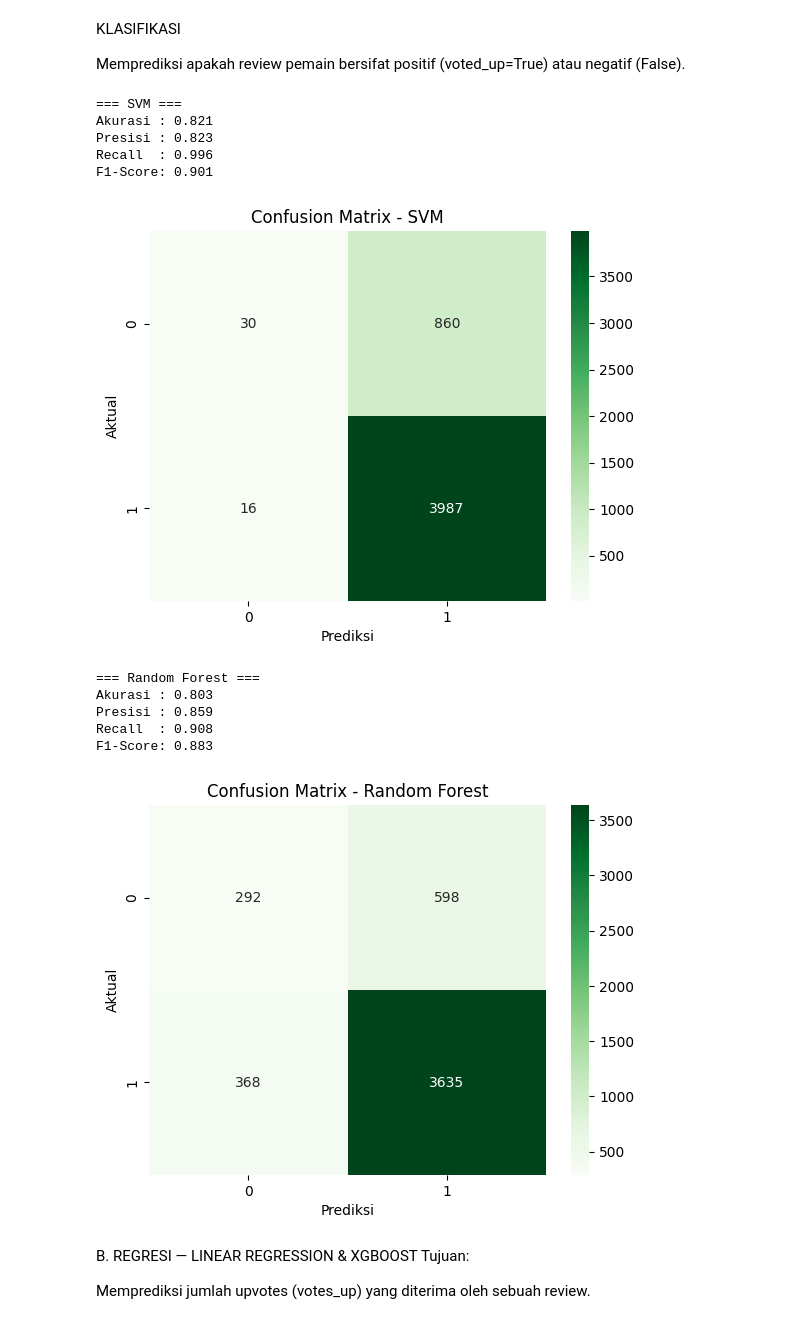
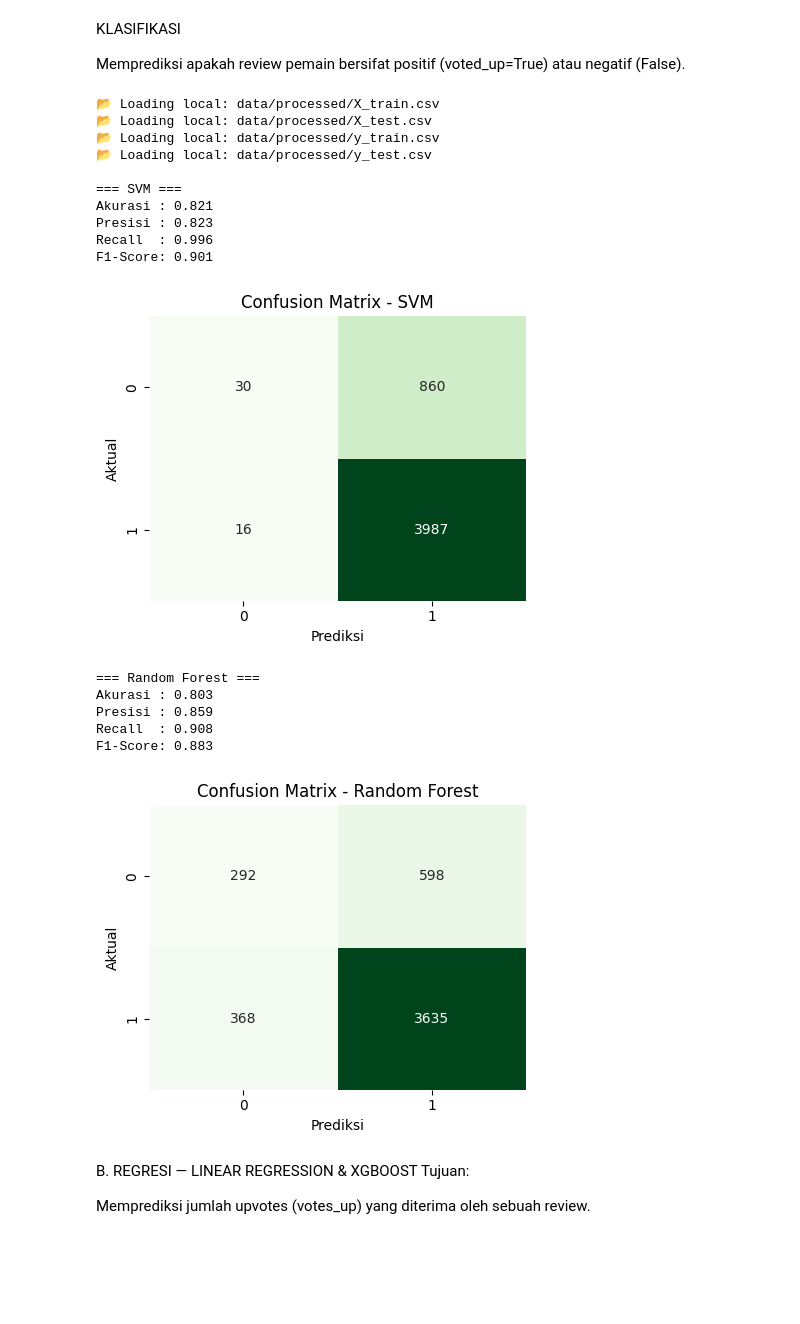
Before and after one commit to fajaralgii04/bigdata-uts-ganjil-2526-, a Jupyter notebook: Kelompok5_Code.ipynb, the cells around one changed output. Drawn from its saved outputs; the diff is of its cells as text; code cells hidden in the pictures; blank space fills up the shorter version.

```diff
--- a/Kelompok5_Code.ipynb
+++ b/Kelompok5_Code.ipynb
@@ -851,64 +1102,99 @@ Memprediksi apakah review pemain bersifat positif (voted_up=True) atau negatif (
 # %%
 # ==========================================
 # 🔹 KLASIFIKASI: SVM dan RANDOM FOREST
+#    (lokal → fallback GitHub)
 # ==========================================
 
+import os
 import pandas as pd
+from urllib.parse import quote
+
 from sklearn.svm import SVC
 from sklearn.ensemble import RandomForestClassifier
 from sklearn.metrics import accuracy_score, precision_score, recall_score, f1_score, confusion_matrix
+import matplotlib.pyplot as plt
 import seaborn as sns
-import matplotlib.pyplot as plt
 
-# 1️⃣ Load data hasil preprocessing
-X_train = pd.read_csv("/content/drive/MyDrive/BigData_Steam/data/processed/X_train.csv")
-X_test  = pd.read_csv("/content/drive/MyDrive/BigData_Steam/data/processed/X_test.csv")
-y_train = pd.read_csv("/content/drive/MyDrive/BigData_Steam/data/processed/y_train.csv").squeeze()
-y_test  = pd.read_csv("/content/drive/MyDrive/BigData_Steam/data/processed/y_test.csv").squeeze()
+# --- 0) Helper loader: lokal dulu, kalau tidak ada → GitHub raw ---
+BASE_URL = "https://raw.githubusercontent.com/fajaralgii04/bigdata-uts-ganjil-2526-/main/data/semua%20csv%20(gabungan)/"
+
+def read_csv_github(filename: str, **kwargs) -> pd.DataFrame:
+    url = BASE_URL + quote(filename)
+    print(f"🌐 Loading from GitHub: {url}")
+    return pd.read_csv(url, **kwargs)
+
+def load_split(name: str) -> pd.DataFrame:
+    local_path = f"data/processed/{name}.csv"
+    if os.path.exists(local_path):
+        print(f"📂 Loading local: {local_path}")
+        return pd.read_csv(local_path)
+    # fallback ke GitHub
+    return read_csv_github(f"{name}.csv")
+
+# 1️⃣ Load data hasil preprocessing (X/y split)
+X_train = load_split("X_train")
+X_test  = load_split("X_test")
+y_train = load_split("y_train").squeeze()
+y_test  = load_split("y_test").squeeze()
+
+# jaga tipe target boolean
+if y_train.dtype != bool:
+    y_train = y_train.astype(bool)
+if y_test.dtype != bool:
+    y_test = y_test.astype(bool)
 
 # 2️⃣ Model SVM
-svm = SVC(kernel='rbf', random_state=42)
+svm = SVC(kernel="rbf", random_state=42)
 svm.fit(X_train, y_train)
 y_pred_svm = svm.predict(X_test)
 
 # 3️⃣ Model Random Forest
 rf = RandomForestClassifier(n_estimators=100, random_state=42)
 rf.fit(X_train, y_train)
 y_pred_rf = rf.predict(X_test)
 
 # 4️⃣ Evaluasi fungsi umum
 def eval_model(name, y_true, y_pred):
     acc = accuracy_score(y_true, y_pred)
     pre = precision_score(y_true, y_pred)
     rec = recall_score(y_true, y_pred)
     f1  = f1_score(y_true, y_pred)
     print(f"\n=== {name} ===")
     print(f"Akurasi : {acc:.3f}")
     print(f"Presisi : {pre:.3f}")
     print(f"Recall  : {rec:.3f}")
     print(f"F1-Score: {f1:.3f}")
-    sns.heatmap(confusion_matrix(y_true, y_pred), annot=True, fmt="d", cmap="Greens")
+
+    cm = confusion_matrix(y_true, y_pred)
+    plt.figure(figsize=(4.5,3.8))
+    sns.heatmap(cm, annot=True, fmt="d", cmap="Greens", cbar=False)
     plt.title(f"Confusion Matrix - {name}")
     plt.xlabel("Prediksi")
     plt.ylabel("Aktual")
+    plt.tight_layout()
     plt.show()
 
 # 5️⃣ Evaluasi kedua model
 eval_model("SVM", y_test, y_pred_svm)
 eval_model("Random Forest", y_test, y_pred_rf)
 # %% [output]
+📂 Loading local: data/processed/X_train.csv
+📂 Loading local: data/processed/X_test.csv
+📂 Loading local: data/processed/y_train.csv
+📂 Loading local: data/processed/y_test.csv
+
 === SVM ===
 Akurasi : 0.821
 Presisi : 0.823
 Recall  : 0.996
 F1-Score: 0.901
-[figure, old version]
+[figure, new version]
 === Random Forest ===
 Akurasi : 0.803
 Presisi : 0.859
 Recall  : 0.908
 F1-Score: 0.883
-[figure, old version]
+[figure, new version]
 # %% [markdown]
 B. REGRESI — LINEAR REGRESSION & XGBOOST
 Tujuan:
```
Also changed, not shown: parts of 17 cells of this notebook.
